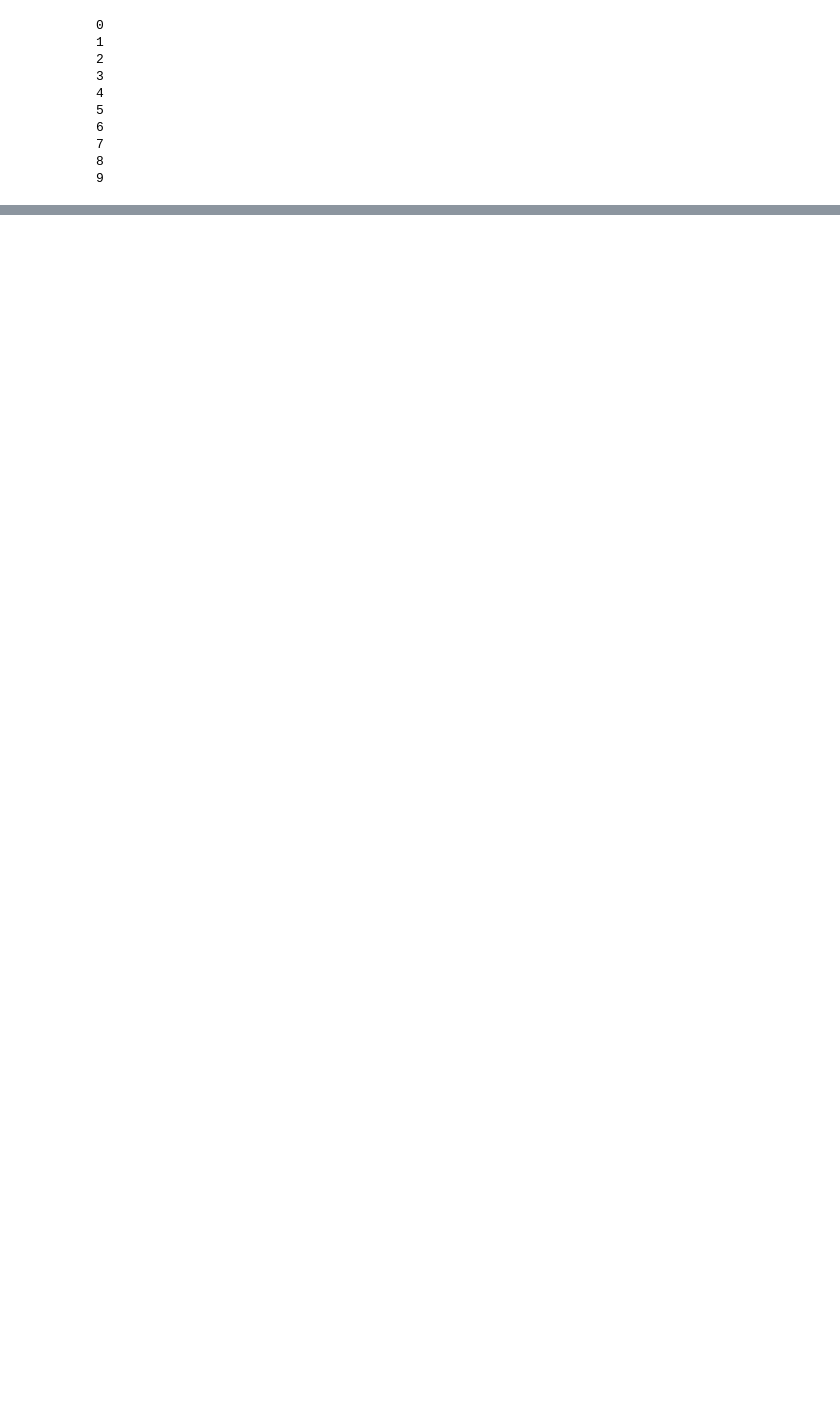
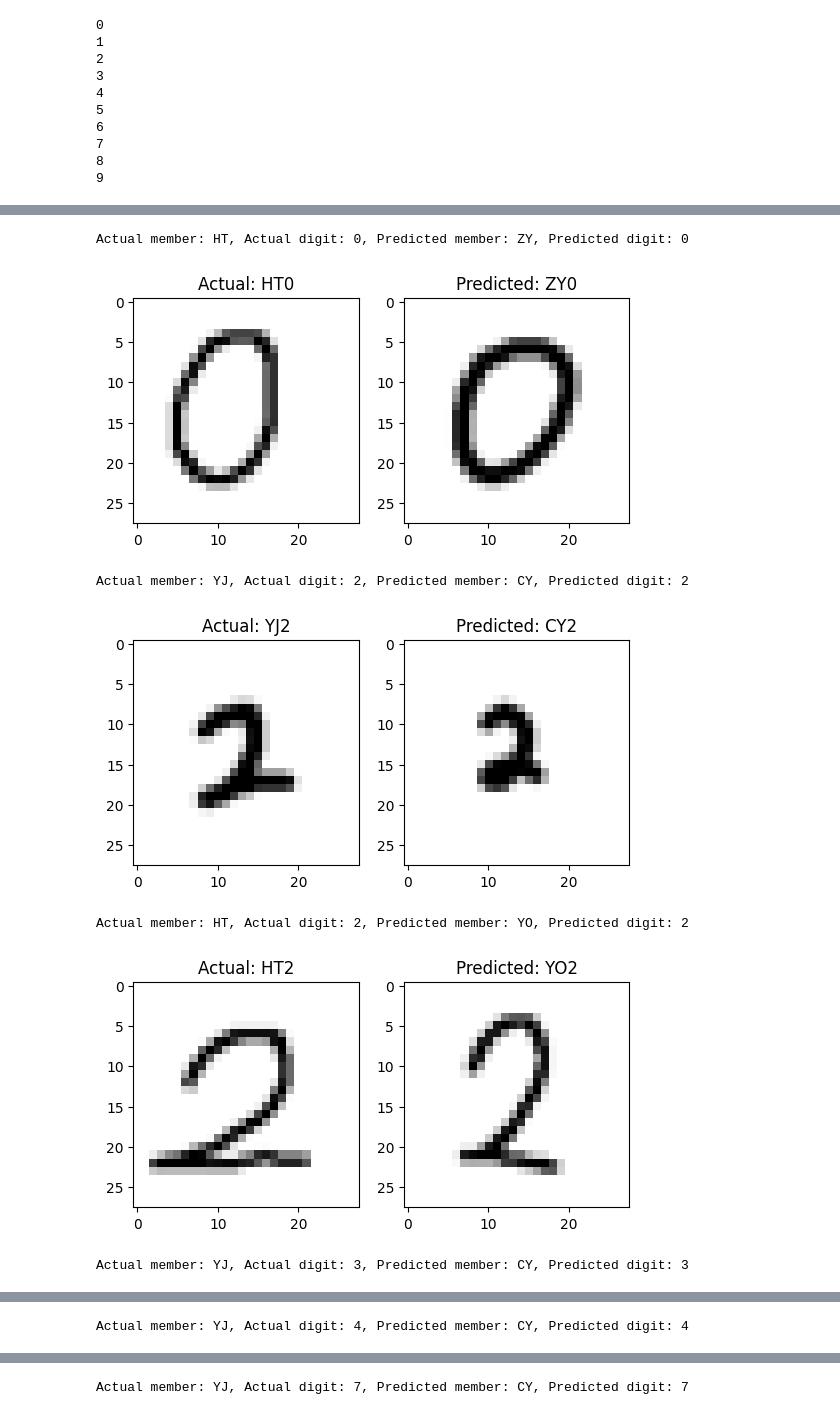
Before and after one commit to ChenChingYen/HandwritingRecognition, a Jupyter notebook: handwriting_classification.ipynb, the cells around one changed output, grey strips where cells are left out. Cells and saved outputs as stored; diff of their text form; code cells hidden in the pictures; blank space fills up the shorter version.

```diff
--- a/handwriting_classification.ipynb
+++ b/handwriting_classification.ipynb
@@ -161,0 +321,32 @@ for res in pred_res:
+# %%
+# Print out the errors
+for error in member_error_list:
+  print(f"Actual member: {error['actual_member']}, Actual digit: {error['actual_digit']}, Predicted member: {error['predicted_member']}, Predicted digit: {error['predicted_digit']}")
+
+  actual_image = None
+  predicted_image = None
+
+  # When the filename matches the error entry, find the image from loaded_images that corresponds to it
+  for i in range(len(filename_list)):
+    for j in range(len(filename_list[i])):
+      if filename_list[i][j] == f"{error['actual_member']}_{error['actual_digit']}_resized.png":
+        actual_image = loaded_images[i][j]
+      if filename_list[i][j] == f"{error['predicted_member']}_{error['actual_digit']}_resized.png":  # Notice we use 'actual_digit' here
+        predicted_image = loaded_images[i][j]
+
+  # Only proceed if both actual and predicted images are found
+  if actual_image is not None and predicted_image is not None:
+    fig, axes = plt.subplots(1, 2)
+    axes[0].imshow(actual_image)
+    axes[0].set_title(f"Actual: {error['actual_member']}{error['actual_digit']}")
+    axes[1].imshow(predicted_image)
+    axes[1].set_title(f"Predicted: {error['predicted_member']}{error['actual_digit']}")
+    plt.show()
+# %% [output]
+Actual member: HT, Actual digit: 0, Predicted member: ZY, Predicted digit: 0
+[figure, added]
+Actual member: YJ, Actual digit: 2, Predicted member: CY, Predicted digit: 2
+[figure, added]
+Actual member: HT, Actual digit: 2, Predicted member: YO, Predicted digit: 2
+[figure, added]
+Actual member: YJ, Actual digit: 3, Predicted member: CY, Predicted digit: 3
@@ -161,0 +354 @@ for res in pred_res:
+Actual member: YJ, Actual digit: 4, Predicted member: CY, Predicted digit: 4
@@ -161,0 +356 @@ for res in pred_res:
+Actual member: YJ, Actual digit: 7, Predicted member: CY, Predicted digit: 7
```
Also changed, not shown: parts of 27 cells of this notebook.
